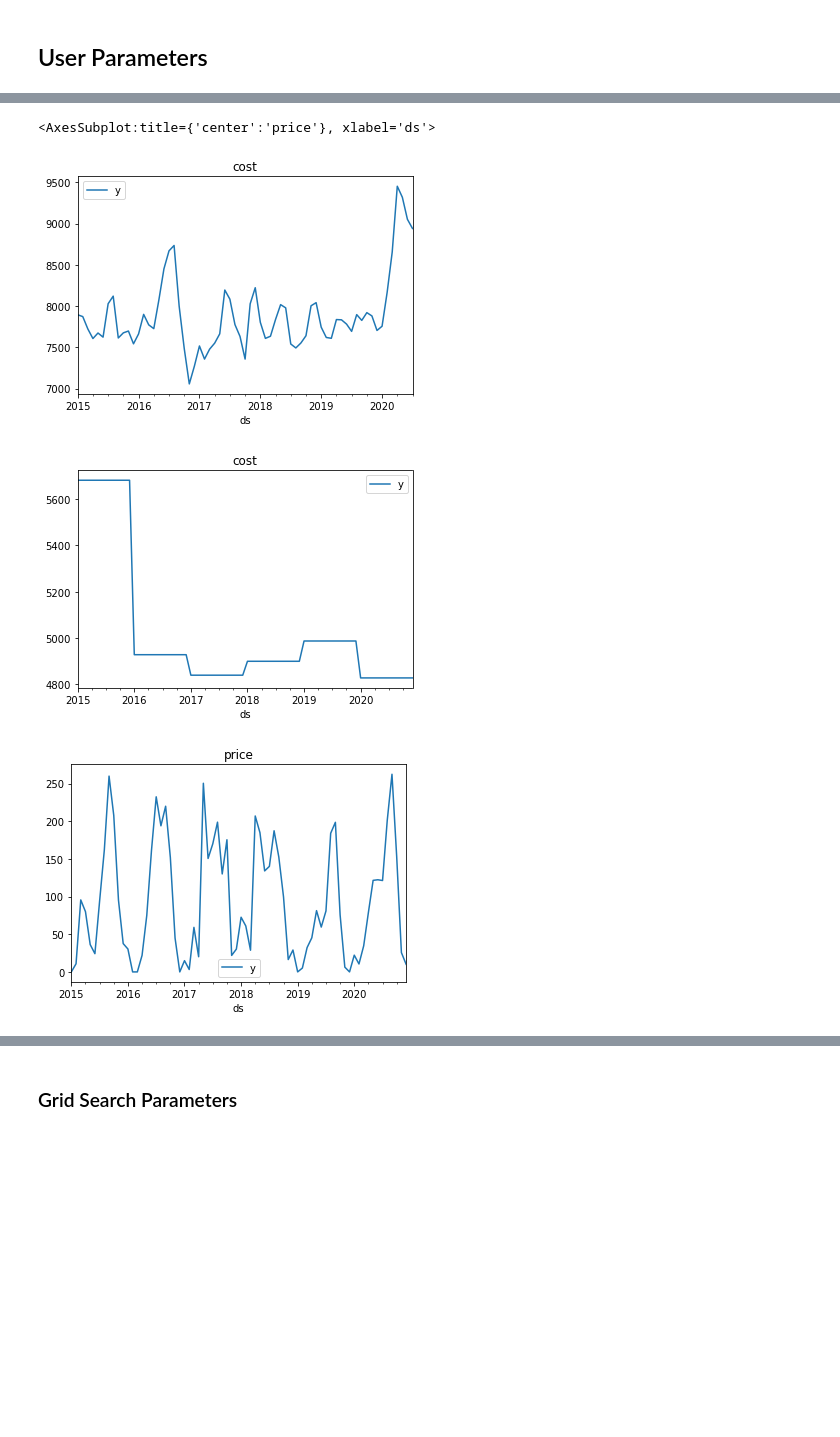
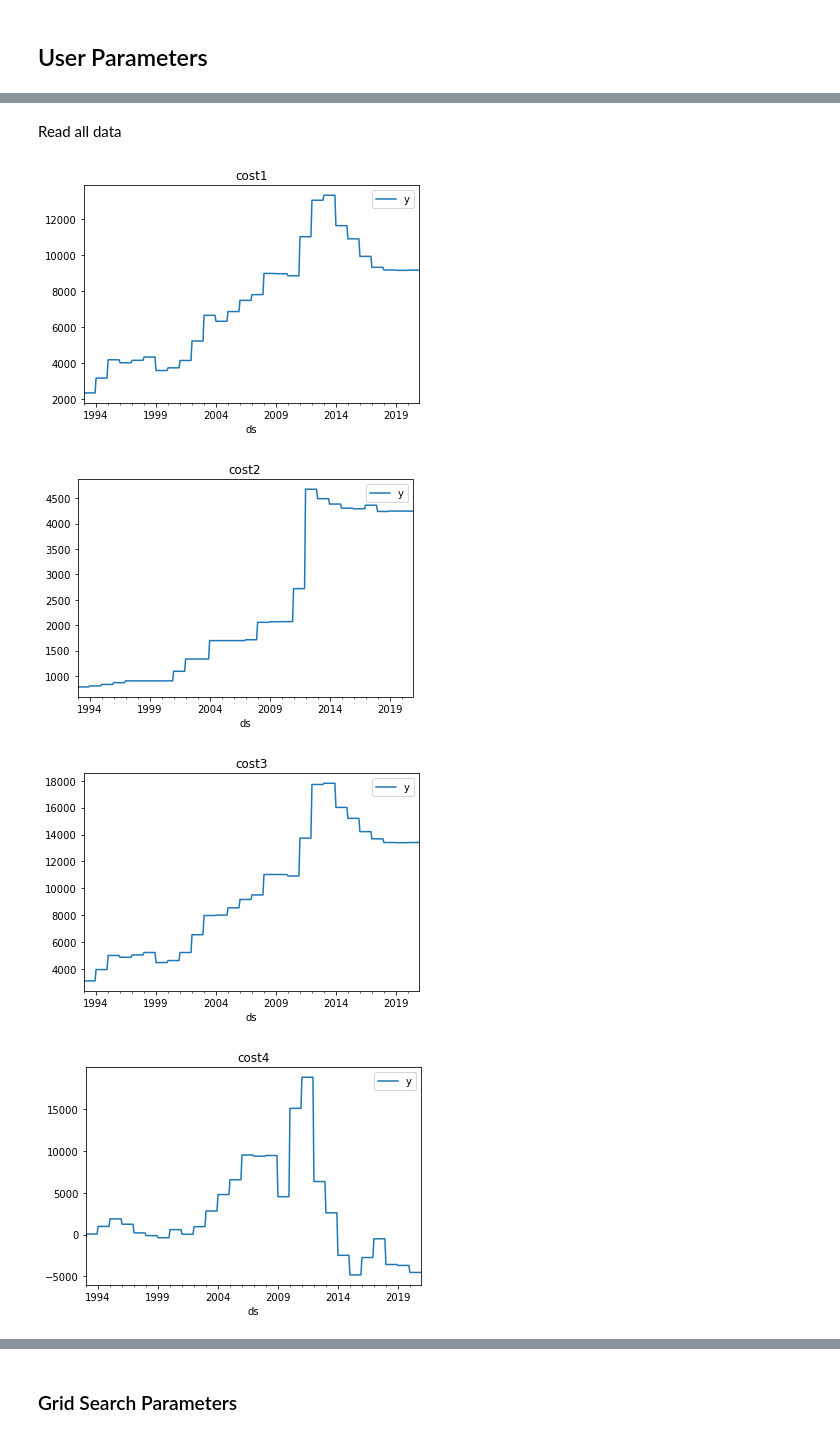
Before and after one commit to sgulyano/oae-pred-crop-prod, a Jupyter notebook: yield_prophet-tune.ipynb, the cells around one changed output, grey strips where cells are left out. Cells and saved outputs as stored; diff of their text form; code cells hidden in the pictures; blank space fills up the shorter version.

Commit message:
Update code for new version of data

```diff
--- a/yield_prophet-tune.ipynb
+++ b/yield_prophet-tune.ipynb
@@ -129,36 +168,31 @@ Util functions
-# %%
-df_cost = read_annually_data(cost_file)
-
-precipitation_file = 'OAE-process/OAE-ปริมาณน้ำฝน-ฝนตก.xlsx'
-df_precipitation = read_month_data(precipitation_file, area)
-
-if ptype == 'rubber':
-    df_price1 = read_month_data(price_file[0])
-    df_price2 = read_month_data(price_file[1])
-    df_price3 = read_month_data(price_file[2])
-
-    col_regressor = ['cost', 'precipitation', 'price_latex', 'price_cup', 'price_sheet']
-    @add_regressor([df_cost, df_precipitation, df_price1, df_price2, df_price3], col_regressor)
-    def add_features(df):
-        return df
-
-    df_price1.plot(title='price_latex')
-    df_price2.plot(title='price_cup')
-    df_price3.plot(title='price_sheet')
-else:
-    df_price = read_month_data(price_file)
-
-    col_regressor = ['cost', 'precipitation', 'price']
-    @add_regressor([df_cost, df_precipitation, df_price], col_regressor)
-    def add_features(df):
-        return df
-
-    df_price.plot(title='cost')
-
-df_cost.plot(title='cost')
-df_precipitation.plot(title='price')
-# %% [output]
-<AxesSubplot:title={'center':'price'}, xlabel='ds'>
-[figure, removed]
-[figure, removed]
-[figure, removed]
+# %% [markdown]
+Read all data
+# %%
+df_cost = []
+for cost_f in cost_file:
+    df_cost.append(read_annually_data(cost_f))
+
+precipitation_file = 'Clean13products/ปริมาณน้ำฝน - เขื่อน/ปริมาณฝนตก(RT2244)_clean.xlsx'
+df_precip = pd.read_excel(precipitation_file)
+df_precip['date'] = df_precip['date'].apply(lambda x: datetime.datetime(x.year-543, x.month, x.day))
+df_precipitation = read_month_data_area(df_precip, area)
+
+df_price = []
+for price_f in price_file:
+    df_price.append(read_month_data(price_f))
+
+col_regressor = [f'cost{i+1}' for i in range(len(df_cost))] + ['precipitation'] + col_price
+@add_regressor([*df_cost, df_precipitation, *df_price], col_regressor)
+def add_features(df):
+    return df
+# %%
+for name, df_i in zip(col_regressor, [*df_cost, df_precipitation, *df_price]):
+    try:
+        df_i.plot(title=name)
+    except:
+        pass
+# %% [output]
+[figure, added]
+[figure, added]
+[figure, added]
+[figure, added]
```
Also changed, not shown: parts of 32 cells of this notebook, 6 other files.
